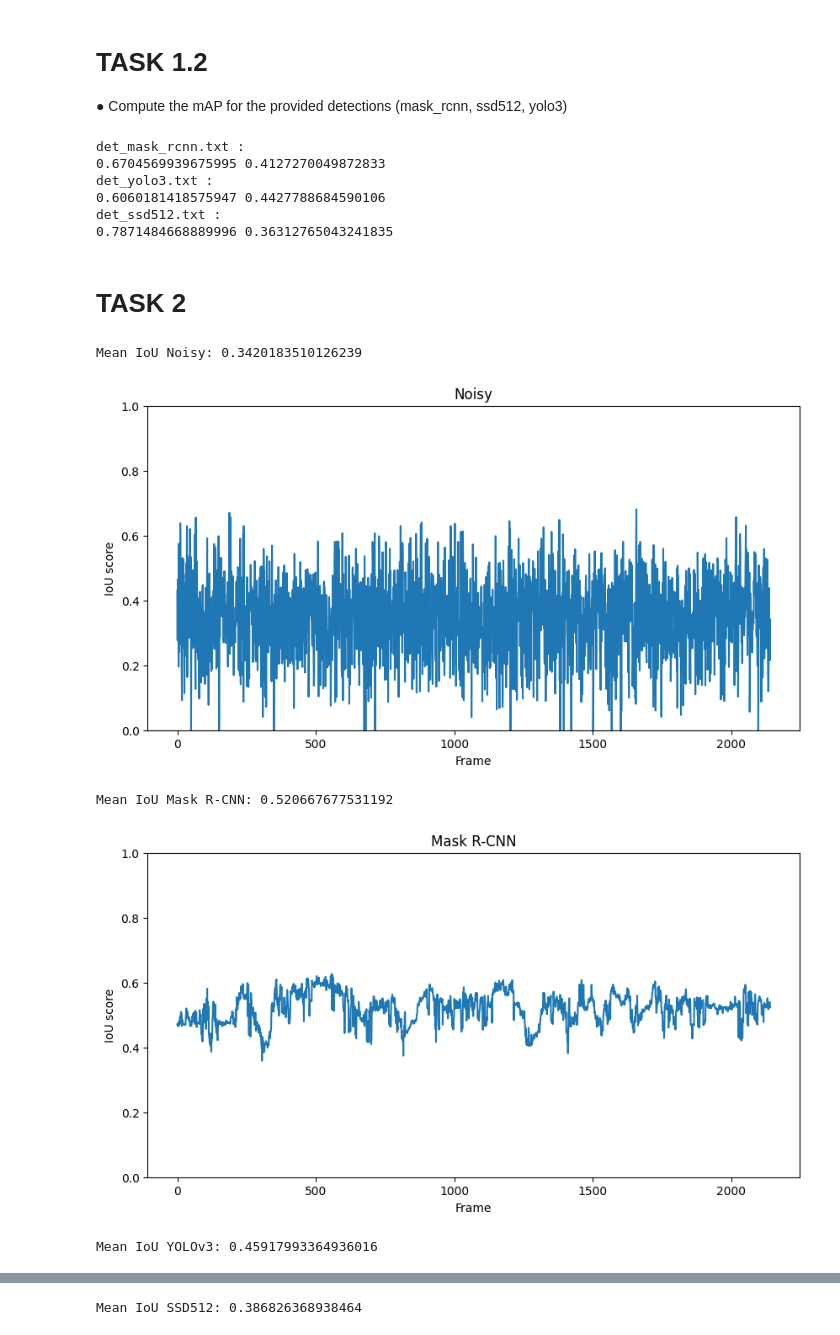
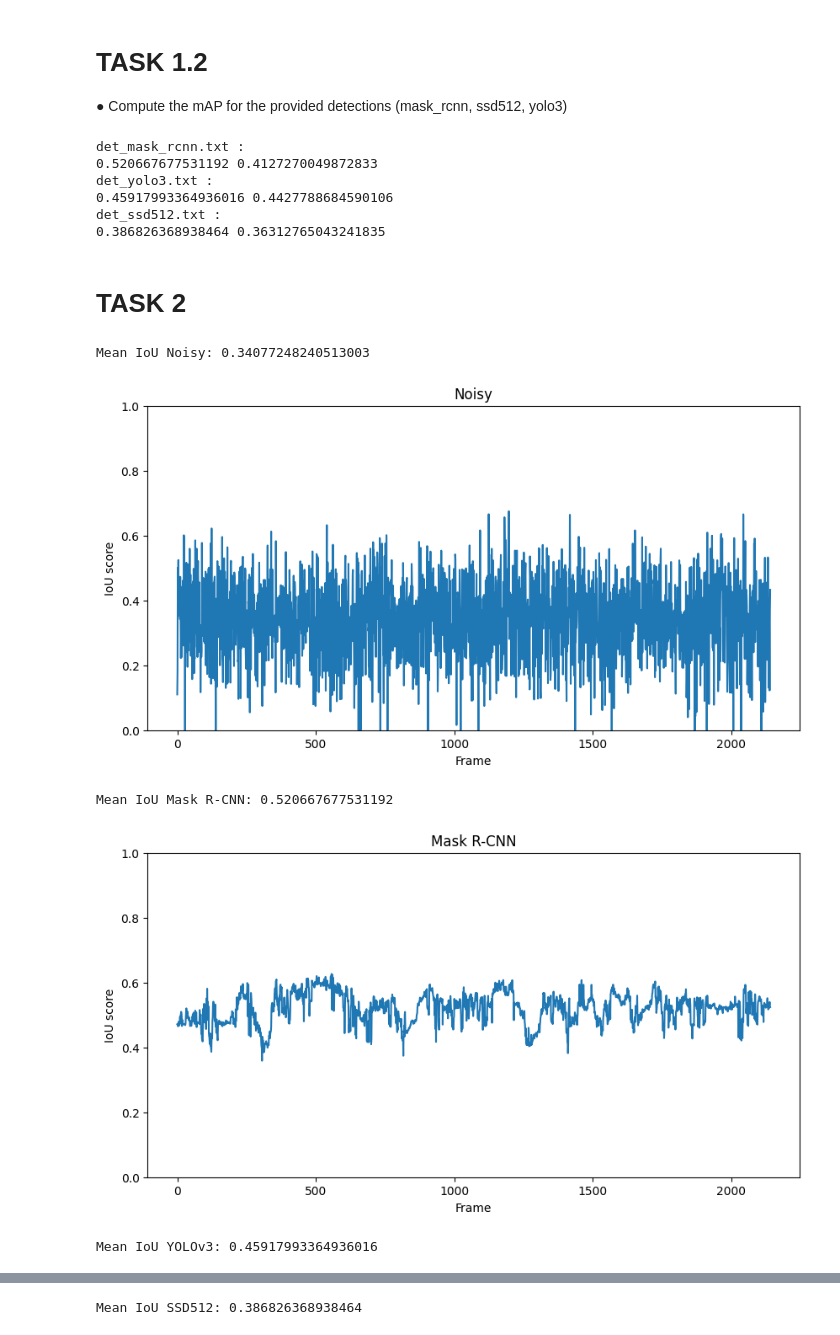
Before and after one commit to mcv-m6-video/mcv-m6-2023-team6, a Jupyter notebook: week1/Task1_Task2.ipynb, the cells around one changed output, grey strips where cells are left out. Saved outputs shown, nothing was run; the diff lists cells and outputs as text; code cells hidden in the pictures.

```diff
--- a/week1/Task1_Task2.ipynb
+++ b/week1/Task1_Task2.ipynb
@@ -365,8 +338,8 @@ frames_id.sort(key=lambda x: int(x.split('_')[1]))
 frames = ['f_175', 'f_767', 'f_1011', 'f_1081', 'f_1337']
 iou_scores = [np.mean(mIOU_frame[frame]) for frame in frames_id]
 
-path = '/home/guillem/mcv-m6-2023-team6/week1/plots/noisy_bboxes'
+path = '../plots/noisy_bboxes'
 for frame in frames:
     bounding_box_visualization(path,gt_boxes,noisy_bboxes,video_capture,frame,iou_scores)
-    print(f'{frame} IoU bboxes:')
-    print(mIOU_frame[frame])
+    # print(f'{frame} IoU bboxes:')
+    # print(mIOU_frame[frame])
@@ -431,65 +377,60 @@ maskrcnn = '../dataset/AICity_data/train/S03/c010/det/det_mask_rcnn.txt'
 ssd = '../dataset/AICity_data/train/S03/c010/det/det_ssd512.txt'
 yolo = '../dataset/AICity_data/train/S03/c010/det/det_yolo3.txt'
 # %%
-maskrcnn = '../dataset/AICity_data/train/S03/c010/det/det_mask_rcnn.txt'
-ssd = '../dataset/AICity_data/train/S03/c010/det/det_ssd512.txt'
-yolo = '../dataset/AICity_data/train/S03/c010/det/det_yolo3.txt'
 
 paths = [maskrcnn,yolo,ssd]
 for path in paths:
     boxes = load_from_txt(path)
     # Sort by confidence
     boxes.sort(key=lambda x:x[-1], reverse=True)
-    mIOU, _ ,AP = mean_AP_Pascal_VOC(gt_boxes,total,boxes,iou_th=0.5)
+    _, _ ,AP = mean_AP_Pascal_VOC(gt_boxes,total,boxes,iou_th=0.5)
+    mIOU, _ = mean_IoU_nonrestricted(gt_boxes,boxes)
 
     print(path.split('/')[-1],':')
     print(mIOU, AP)
 # %% [output]
 det_mask_rcnn.txt :
-0.6704569939675995 0.4127270049872833
+0.520667677531192 0.4127270049872833
 det_yolo3.txt :
-0.6060181418575947 0.4427788684590106
+0.45917993364936016 0.4427788684590106
 det_ssd512.txt :
-0.7871484668889996 0.36312765043241835
+0.386826368938464 0.36312765043241835
 # %% [markdown]
 # TASK 2
 # %%
-
 paths = ['noisy', maskrcnn,yolo,ssd]
 name = ['Noisy', 'Mask R-CNN','YOLOv3','SSD512']
 for path,name in zip(paths, name):
     if path == 'noisy':
-        boxes = generate_noisy_boxes(gt_boxes,0.5,0.1,0,10)
-        # mAP,mIOU = compute_confidences_ap(gt_boxes,total,boxes)
+        boxes = generate_noisy_boxes(gt_boxes,0.6,0.1,0,10)
     else:
         boxes = load_from_txt(path)
-
     boxes.sort(key=lambda x:x[-1], reverse=True)
     # mIOU, mIOU_frame ,AP = mean_AP_Pascal_VOC(gt_boxes,total,boxes,iou_th=0.5)
     mIOU, mIOU_frame = mean_IoU_nonrestricted(gt_boxes,boxes)
 
     print(f'Mean IoU {name}: {mIOU}')
     # print(f'Mean AP {name}: {AP}')
 
     # Plot the IoU score for each frame
     fig = plt.figure(figsize=(10,5))
     # Set title
     plt.title(name)
     frames = list(mIOU_frame.keys())
     # Sort the frames
     frames.sort(key=lambda x: int(x.split('_')[1]))
     # Convert frames to a list of integers
     frames_num = [int(frame.split('_')[1]) for frame in frames]
     iou_scores = [np.mean(mIOU_frame[frame]) for frame in frames]
     plt.plot(frames_num, iou_scores)
     plt.xlabel('Frame')
     plt.ylabel('IoU score')
     # y from 0 to 1
     plt.ylim(0,1)
     plt.show()
 # %% [output]
-Mean IoU Noisy: 0.3420183510126239
+Mean IoU Noisy: 0.34077248240513003
-[figure, old version]
+[figure, new version]
 Mean IoU Mask R-CNN: 0.520667677531192
 [figure]
 Mean IoU YOLOv3: 0.45917993364936016
```
Also changed, not shown: parts of 17 cells of this notebook, 45 other files.
